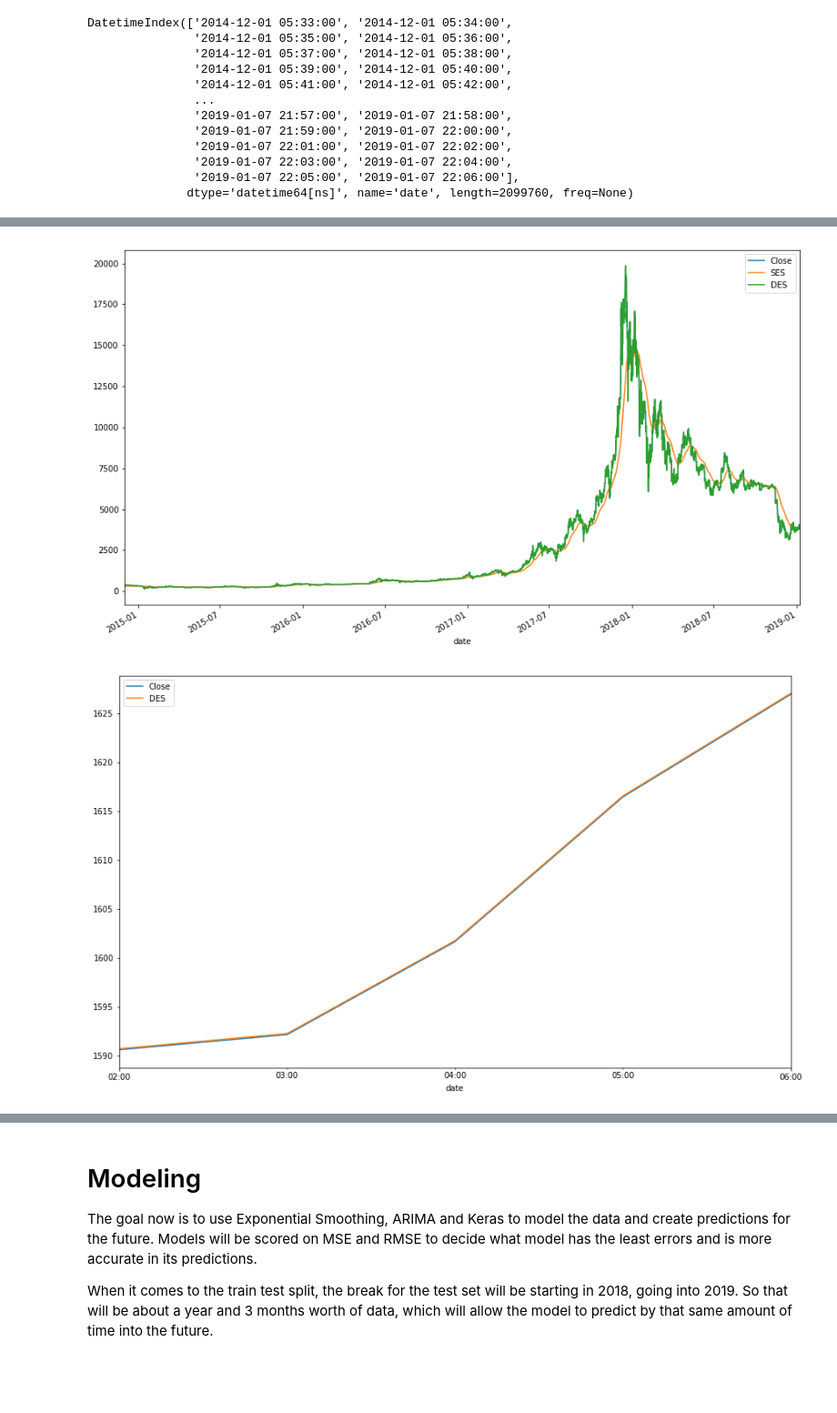
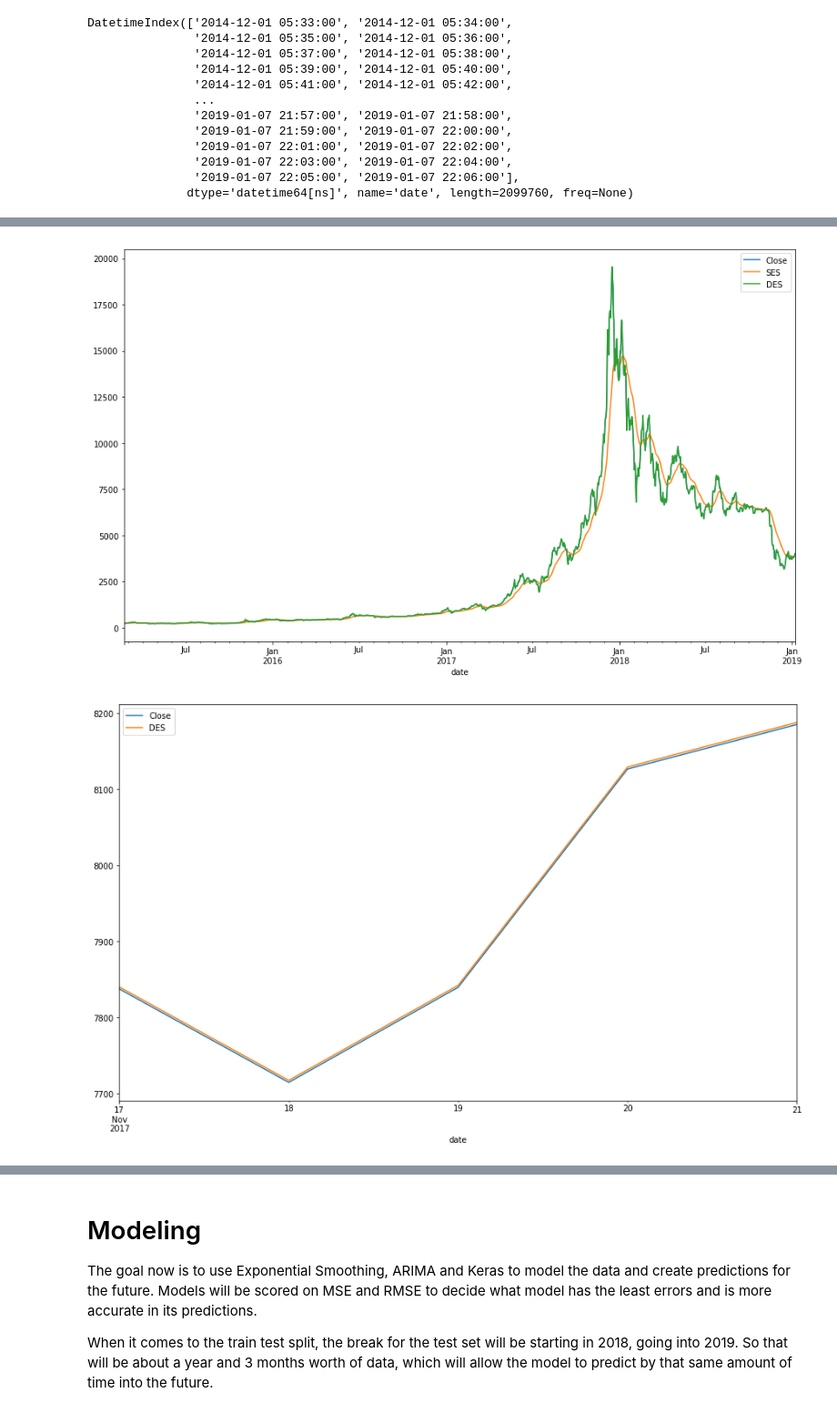
Before and after one commit to legomydiego/Thinkful-Final-Capstone, a Jupyter notebook: Final Capstone.ipynb, the cells around one changed output, grey strips where cells are left out. Shown: that part at 91% size. Cells and saved outputs as stored; diff of their text form; code cells hidden in the pictures; blank space fills up the shorter version.

```diff
--- a/Final Capstone.ipynb
+++ b/Final Capstone.ipynb
@@ -62,7 +62,7 @@ DatetimeIndex(['2014-12-01 05:33:00', '2014-12-01 05:34:00',
                '2019-01-07 22:05:00', '2019-01-07 22:06:00'],
               dtype='datetime64[ns]', name='date', length=2099760, freq=None)
 # %%
-df = df.resample(rule='H').mean()
+df = df.resample(rule='D').mean()
 # %%
 df.index
 # %% [output]
@@ -107,5 +108,5 @@ df['Close'].plot(figsize=(15,9)).autoscale(axis='x',tight=True)
 # %%
 # Simple Moving Average
-df['SMA30day'] = df['Close'].rolling(window=720).mean()
+df['SMA30day'] = df['Close'].rolling(window=30).mean()
 df[['Close','SMA30day']].plot(figsize=(15,9), legend=True).autoscale(axis='x',tight=True)
 # %% [output]
@@ -113,5 +114,5 @@ df[['Close','SMA30day']].plot(figsize=(15,9), legend=True).autoscale(axis='x',ti
 # %%
 # Exponentially Weighted Moving Average
-df['EWMA'] = df['Close'].ewm(span=720, adjust=False).mean()
-df[['Close','SMA30day','SES','EWMA']].plot(figsize=(15,9), legend=True).autoscale(axis='x',tight=True)
+df['EWMA'] = df['Close'].ewm(span=30, adjust=False).mean()
+df[['Close','SMA30day','EWMA']].plot(figsize=(15,9), legend=True).autoscale(axis='x',tight=True)
 # %% [output]
@@ -119,6 +120,6 @@ df[['Close','SMA30day','SES','EWMA']].plot(figsize=(15,9), legend=True).autoscal
 # %%
 # Simple Exponential Smoothing
 from statsmodels.tsa.holtwinters import SimpleExpSmoothing
-df['SES'] = SimpleExpSmoothing(df['Close']).fit(smoothing_level=2/(720+1),optimized=False).fittedvalues.shift(-1)
+df['SES'] = SimpleExpSmoothing(df['Close']).fit(smoothing_level=2/(30+1),optimized=False).fittedvalues.shift(-1)
 df[['Close','SMA30day','SES']].plot(figsize=(15,9), legend=True).autoscale(axis='x',tight=True)
 # %% [output]
@@ -133,11 +134,11 @@ from statsmodels.tsa.holtwinters import ExponentialSmoothing
 df['DES'] = ExponentialSmoothing(df['Close'], trend='add').fit().fittedvalues.shift(-1)
 df[['Close','SES','DES']].plot(figsize=(15,9), legend=True).autoscale(axis='x',tight=True)
 # %% [output]
-[figure, old version]
+[figure, new version]
 # %%
-df[['Close','DES']][20000:20005].plot(figsize=(15,9), legend=True).autoscale(axis='x',tight=True)
+df[['Close','DES']][1000:1005].plot(figsize=(15,9), legend=True).autoscale(axis='x',tight=True)
 # %% [output]
-[figure, old version]
+[figure, new version]
 # %%
 # Double Exponential Smoothing has a very close fit to the actual time series, just slightly above when zoomed in close
 # %%
```
Also changed, not shown: parts of 36 cells of this notebook, 1 other file.
